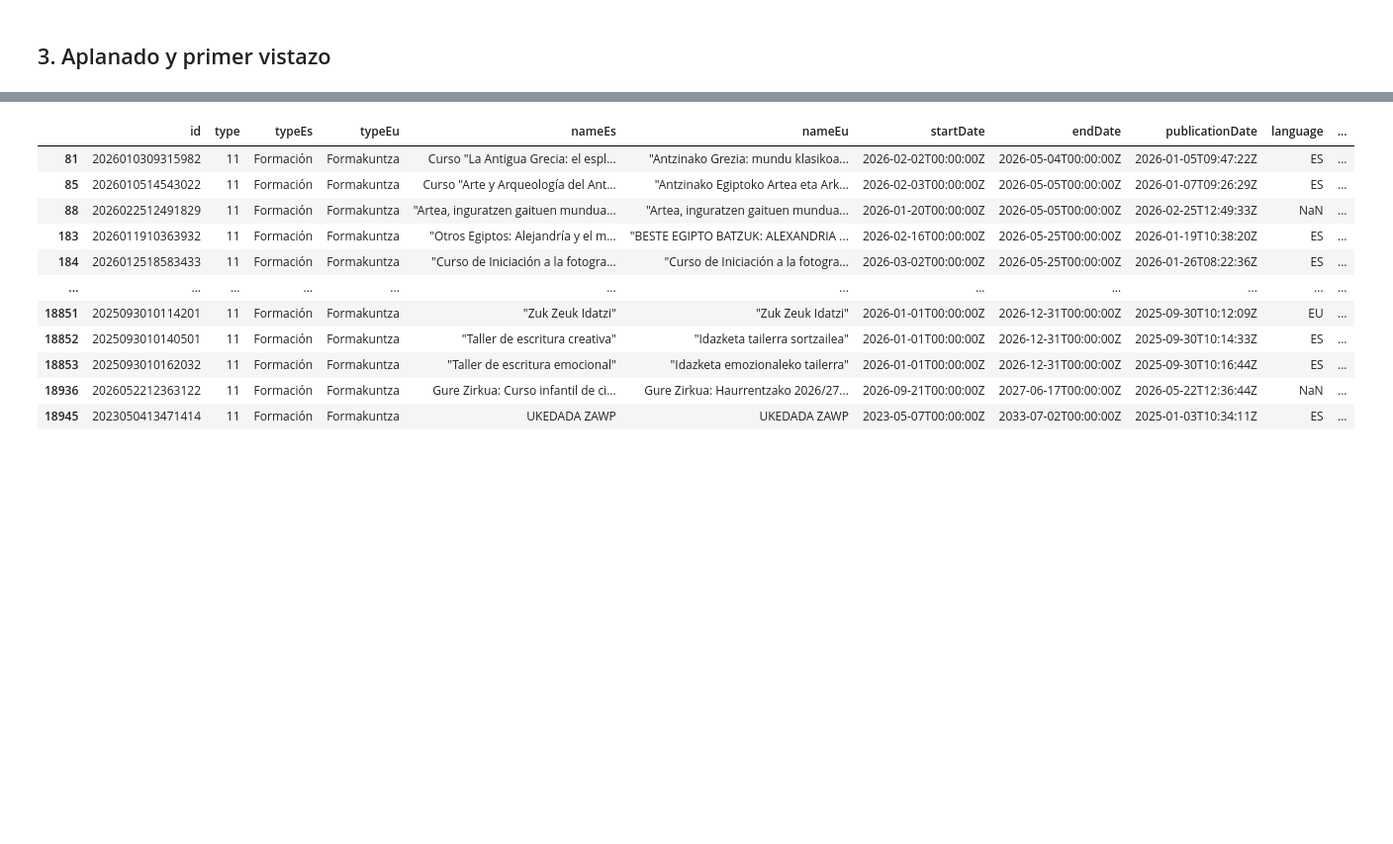
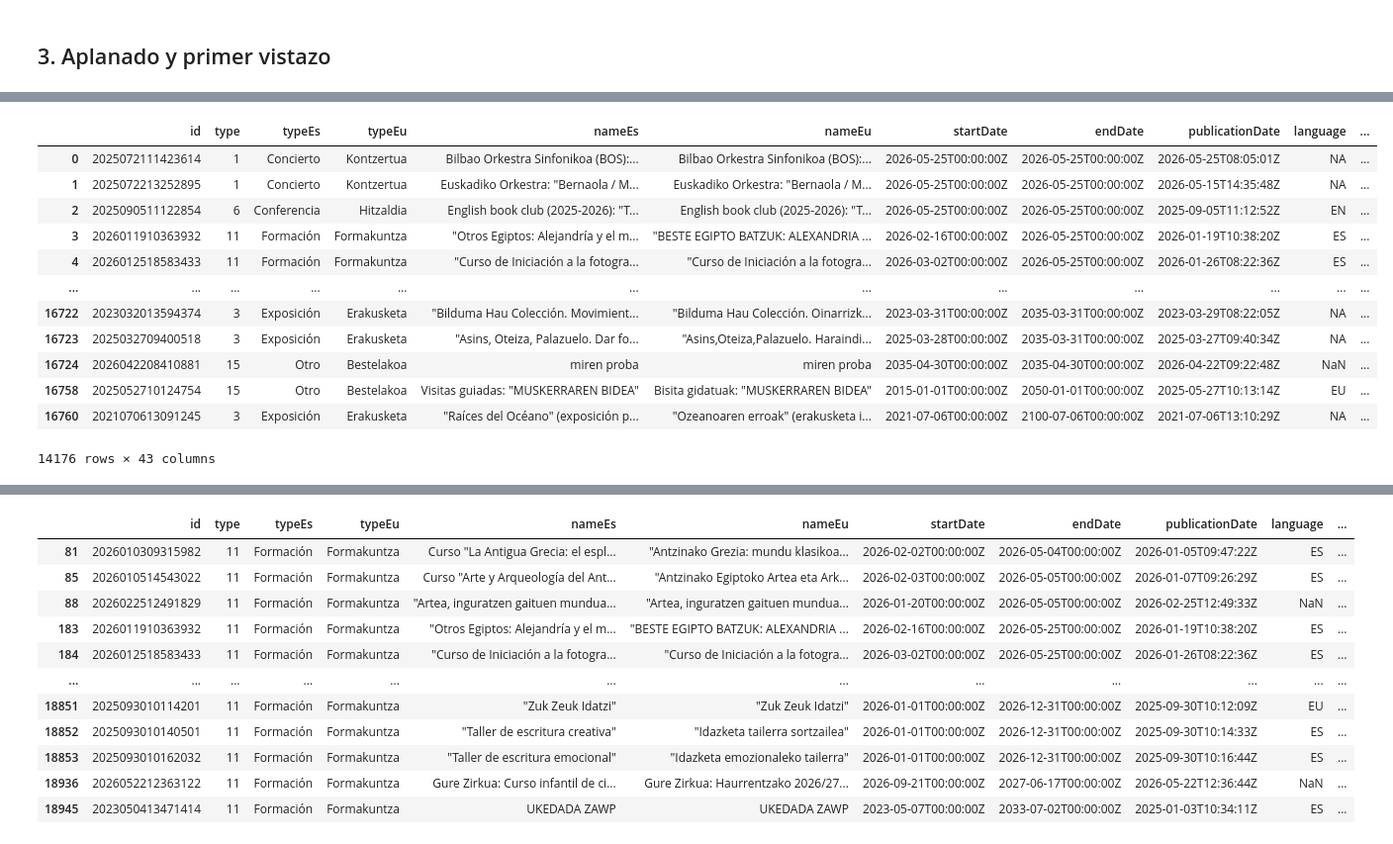
Before and after one commit to jlalonsoredon/desafio, a Jupyter notebook: EDA_Kulturklik_1.ipynb, the cells around one changed output, grey strips where cells are left out. Shown at 99% size. Drawn from its saved outputs; the diff is of its cells as text; code cells hidden in the pictures; blank space fills up the shorter version.

```diff
--- a/EDA_Kulturklik_1.ipynb
+++ b/EDA_Kulturklik_1.ipynb
@@ -270,3 +276,19 @@ Presentación               1
+# %%
+df
+# %% [output]
+|  | id | type | typeEs | typeEu | nameEs | nameEu | startDate | endDate | publicationDate | language | ... |
+| 0 | 2025072111423614 | 1 | Concierto | Kontzertua | Bilbao Orkestra Sinfonikoa (BOS):... | Bilbao Orkestra Sinfonikoa (BOS):... | 2026-05-25T00:00:00Z | 2026-05-25T00:00:00Z | 2026-05-25T08:05:01Z | NA | ... |
+| 1 | 2025072213252895 | 1 | Concierto | Kontzertua | Euskadiko Orkestra: "Bernaola / M... | Euskadiko Orkestra: "Bernaola / M... | 2026-05-25T00:00:00Z | 2026-05-25T00:00:00Z | 2026-05-15T14:35:48Z | NA | ... |
+| 2 | 2025090511122854 | 6 | Conferencia | Hitzaldia | English book club (2025-2026): "T... | English book club (2025-2026): "T... | 2026-05-25T00:00:00Z | 2026-05-25T00:00:00Z | 2025-09-05T11:12:52Z | EN | ... |
+| 3 | 2026011910363932 | 11 | Formación | Formakuntza | "Otros Egiptos: Alejandría y el m... | "BESTE EGIPTO BATZUK: ALEXANDRIA ... | 2026-02-16T00:00:00Z | 2026-05-25T00:00:00Z | 2026-01-19T10:38:20Z | ES | ... |
+| 4 | 2026012518583433 | 11 | Formación | Formakuntza | "Curso de Iniciación a la fotogra... | "Curso de Iniciación a la fotogra... | 2026-03-02T00:00:00Z | 2026-05-25T00:00:00Z | 2026-01-26T08:22:36Z | ES | ... |
+| ... | ... | ... | ... | ... | ... | ... | ... | ... | ... | ... | ... |
+| 16722 | 2023032013594374 | 3 | Exposición | Erakusketa | "Bilduma Hau Colección. Movimient... | "Bilduma Hau Colección. Oinarrizk... | 2023-03-31T00:00:00Z | 2035-03-31T00:00:00Z | 2023-03-29T08:22:05Z | NA | ... |
+| 16723 | 2025032709400518 | 3 | Exposición | Erakusketa | "Asins, Oteiza, Palazuelo. Dar fo... | "Asins,Oteiza,Palazuelo. Haraindi... | 2025-03-28T00:00:00Z | 2035-03-31T00:00:00Z | 2025-03-27T09:40:34Z | NA | ... |
+| 16724 | 2026042208410881 | 15 | Otro | Bestelakoa | miren proba | miren proba | 2035-04-30T00:00:00Z | 2035-04-30T00:00:00Z | 2026-04-22T09:22:48Z | NaN | ... |
+| 16758 | 2025052710124754 | 15 | Otro | Bestelakoa | Visitas guiadas: "MUSKERRAREN BIDEA" | Bisita gidatuak: "MUSKERRAREN BIDEA" | 2015-01-01T00:00:00Z | 2050-01-01T00:00:00Z | 2025-05-27T10:13:14Z | EU | ... |
+| 16760 | 2021070613091245 | 3 | Exposición | Erakusketa | "Raíces del Océano" (exposición p... | "Ozeanoaren erroak" (erakusketa i... | 2021-07-06T00:00:00Z | 2100-07-06T00:00:00Z | 2021-07-06T13:10:29Z | NA | ... |
+14176 rows × 43 columns
 # %%
 df["typeEs"].unique()
 # %% [output]
```
Also changed, not shown: parts of 22 cells of this notebook, 3 other files.
